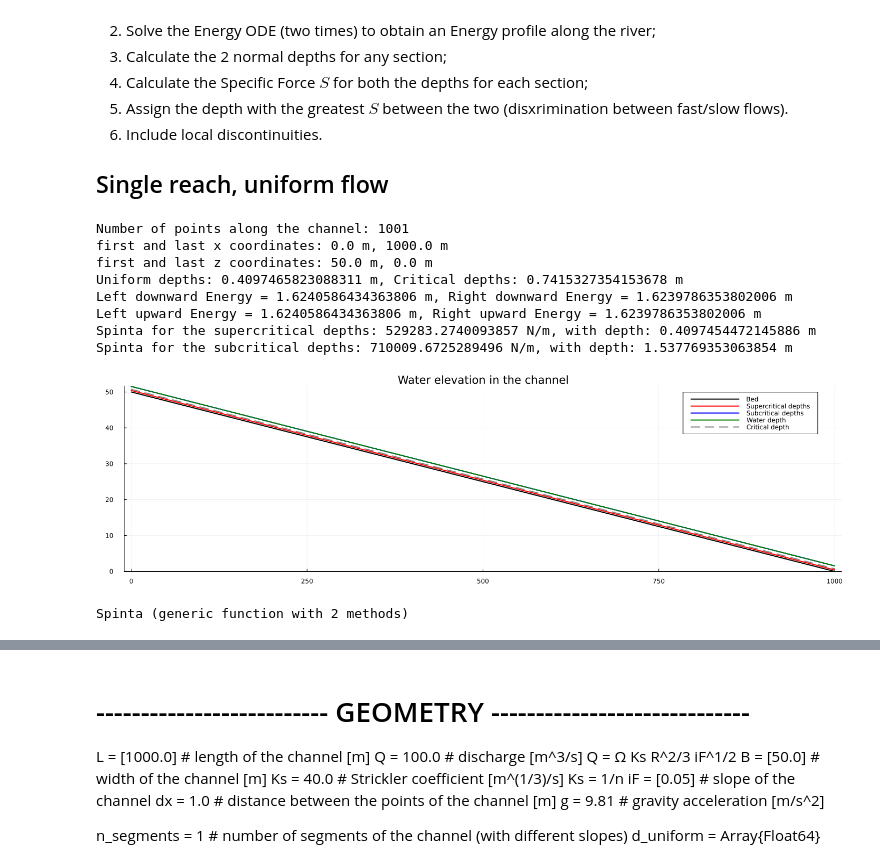
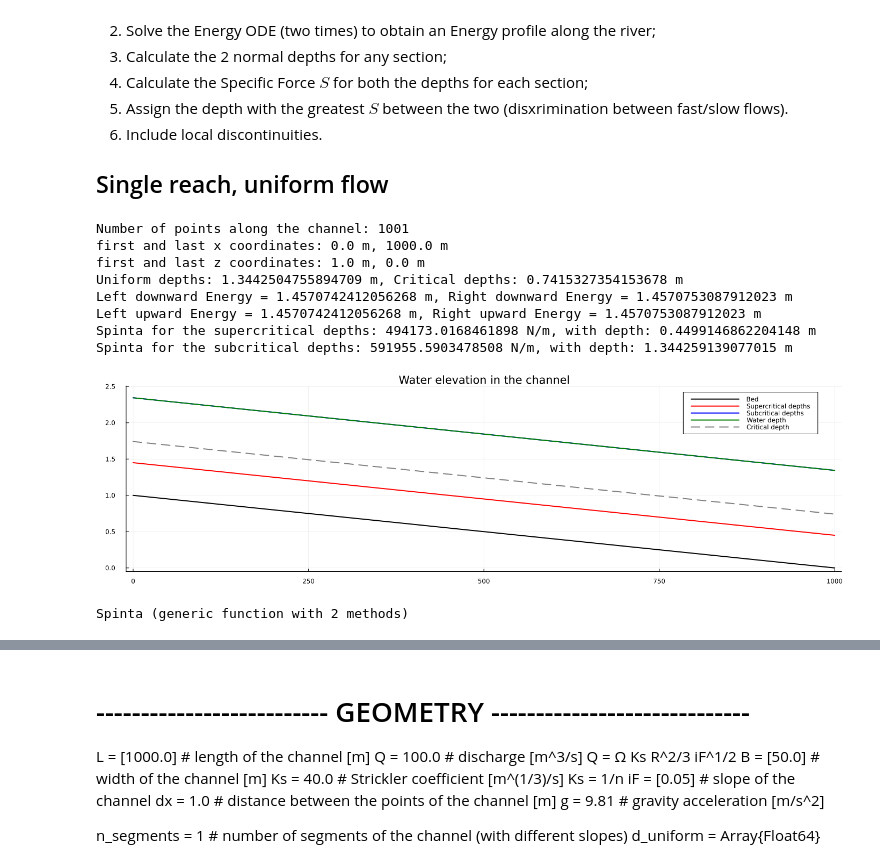
Before and after one commit to AmeGit01/Steady_SWE, a Jupyter notebook: 1D_SWE.ipynb, the cells around one changed output, grey strips where cells are left out. Cells and saved outputs as stored; diff of their text form; code cells hidden in the pictures.

```diff
--- a/1D_SWE.ipynb
+++ b/1D_SWE.ipynb
@@ -97,7 +97,7 @@ L  = 1000.0       # length of the channel [m]
 Q  = 100.0        # discharge [m^3/s] Q = Ω Ks R^2/3 iF^1/2
 B  = 50.0         # width of the channel [m]
 Ks = 40.0         # Strickler coefficient [m^(1/3)/s] Ks = 1/n
-iF = 0.05         # slope of the channel
+iF = 0.001         # slope of the channel
 dx = 1.0          # distance between the points of the channel [m]
 g  = 9.81         # gravity acceleration [m/s^2]
 
@@ -176,13 +176,6 @@ d = zeros(n_points)                              # final depth to be plotted
 for n = 1:n_points
     # use the supercritical depth if Spinta is greater, otherwise use the subcritical depth
     Spinta_fast[n] > Spinta_slow[n] ? d[n] = d_fast[n] : d[n] = d_slow[n]
-    #=
-    if Spinta_fast[n] > Spinta_slow[n]
-        d[n] = d_fast[n] # use the supercritical depth
-    else
-        d[n] = d_slow[n] # use the subcritical depth
-    end
-    =#
 end
 
 # --------------------------- PLOTS -----------------------------
@@ -246,40 +239,40 @@ end
             if res > 0 # so the energy is too much
                 d -= increment; # decrease the depth
             else
                 d += increment; # increase the depth
             end
         end
     elseif style == "supercritical"
         d = d_c - 1.0
         obj = d + Q^2 / (2 * g * (B * d)^2)
         initial_res = obj - e; res = initial_res
         while abs(obj - e) >=1.e-5
             obj = d + Q^2 / (2 * g * (B * d)^2)
             res = obj - e
             increment = res/initial_res*0.1
             if res > 0 # so the energy is too much
                 d += increment; # increase the depth
             else
                 d -= increment; # decrease the depth
             end
         end
     else
         error("Style must be either 'subcritical' or 'supercritical'")
     end
     return d
 end
 
 Spinta(Q, B, d) = 500*9.81*B*d^2 + 1000*Q^2/(B*d)
 # %% [output]
 Number of points along the channel: 1001
 first and last x coordinates: 0.0 m, 1000.0 m
-first and last z coordinates: 50.0 m, 0.0 m
-Uniform depths: 0.4097465823088311 m, Critical depths: 0.7415327354153678 m
-Left downward Energy = 1.6240586434363806 m, Right downward Energy = 1.6239786353802006 m
-Left upward Energy = 1.6240586434363806 m, Right upward Energy = 1.6239786353802006 m
-Spinta for the supercritical depths: 529283.2740093857 N/m, with depth: 0.4097454472145886 m
-Spinta for the subcritical depths: 710009.6725289496 N/m, with depth: 1.537769353063854 m
+first and last z coordinates: 1.0 m, 0.0 m
+Uniform depths: 1.3442504755894709 m, Critical depths: 0.7415327354153678 m
+Left downward Energy = 1.4570742412056268 m, Right downward Energy = 1.4570753087912023 m
+Left upward Energy = 1.4570742412056268 m, Right upward Energy = 1.4570753087912023 m
+Spinta for the supercritical depths: 494173.0168461898 N/m, with depth: 0.4499146862204148 m
+Spinta for the subcritical depths: 591955.5903478508 N/m, with depth: 1.344259139077015 m
-[figure, old version]
+[figure, new version]
 Spinta (generic function with 2 methods)
 # %% [markdown]
 As can be seen from the plot above, a case like that leads to the situation in which there is always subcritical flow even if the evaluated normal depth is smaller than the critical one, this comes from the comparison of the Spinta of the two solutions: they both start from the same Energy value, so they both lead to the same situation, the energy value itself is correct, it is not correct the location of the imposition, in fact, looking at the plot:
```
Also changed, not shown: parts of 2 cells of this notebook.
